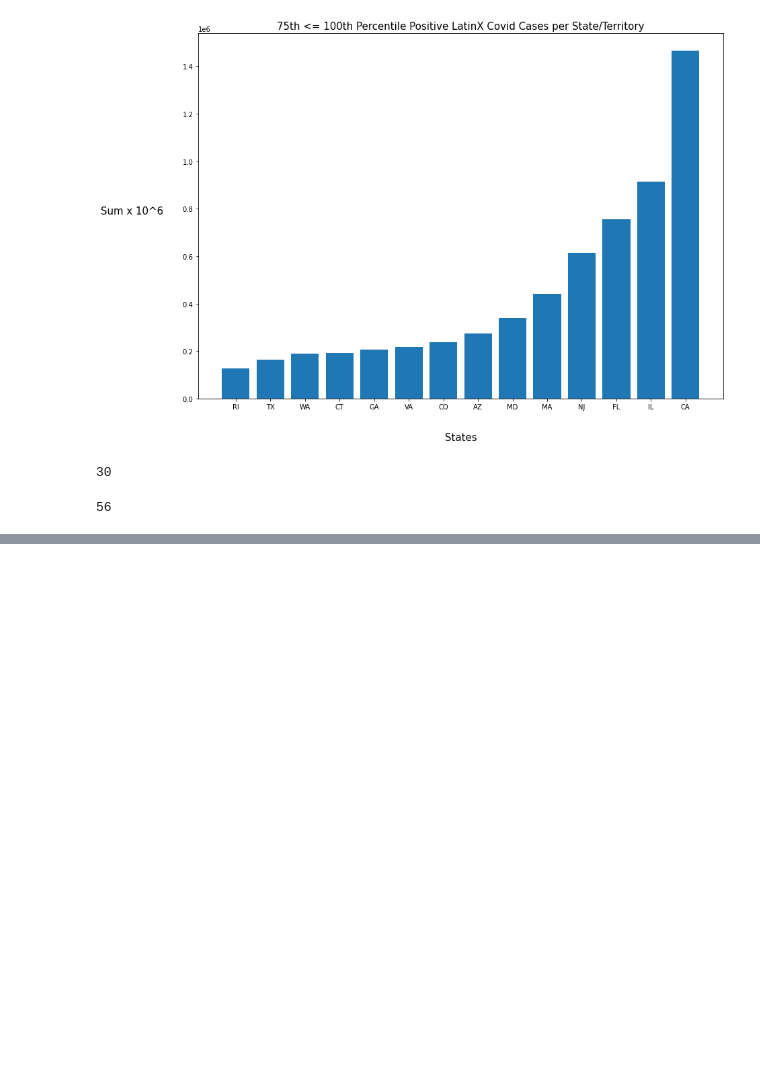
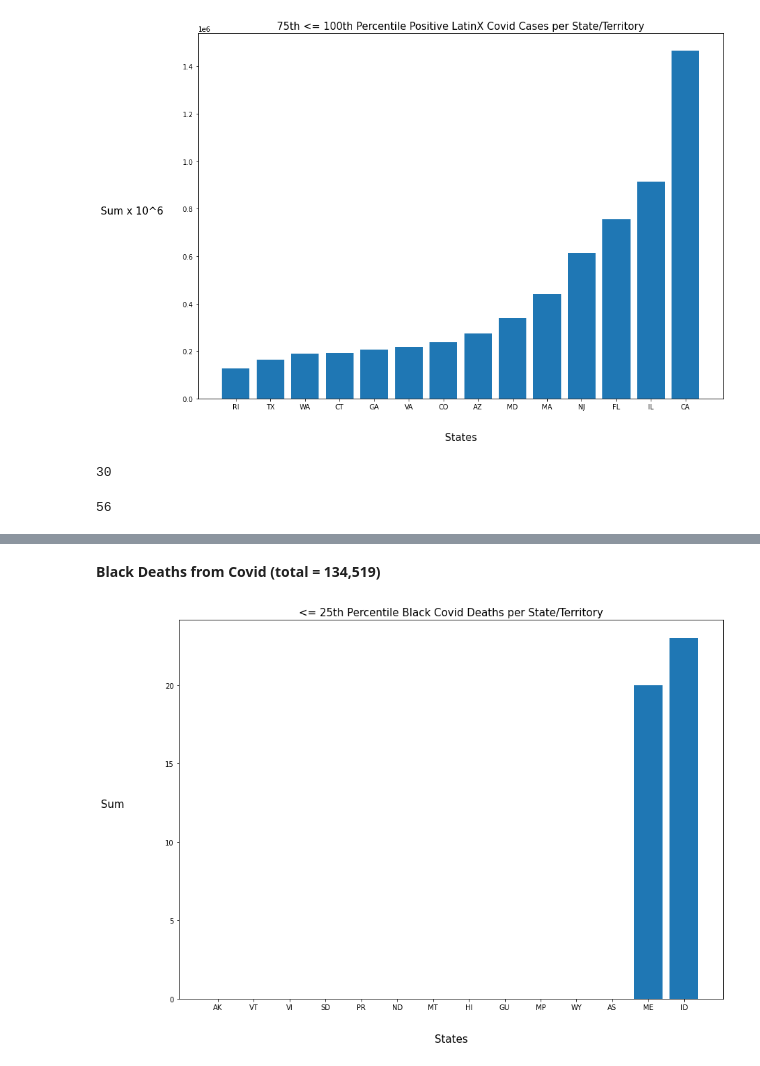
Before and after one commit to thespence7/Covid19-Statistical-Analysis, a Jupyter notebook: covid_tracker/Capstone1_import_data.ipynb, the cells around one changed output, grey strips where cells are left out. Cells and saved outputs as stored; diff of their text form; code cells hidden in the pictures; blank space fills up the shorter version.

```diff
--- a/covid_tracker/Capstone1_import_data.ipynb
+++ b/covid_tracker/Capstone1_import_data.ipynb
@@ -270,0 +332,11 @@ len(df_raceBl_25) + len(df_raceBl_50) + len(df_raceBl_75) + len(df_raceBl_100)
+# %% [markdown]
+**Black Deaths from Covid (total = 134,519)**
+# %%
+fig, ax = plt.subplots(figsize=(14,10))
+ax.bar(x = df_Black_Deaths_25.index, height=df_Black_Deaths_25['Deaths_Black'])
+ax.set_title('<= 25th Percentile Black Covid Deaths per State/Territory', fontsize=15)
+ax.set_xlabel('States', fontsize=15, labelpad=33)
+ax.set_ylabel('Sum', rotation=0, labelpad=75, fontsize=15)
+plt.show()
+# %% [output]
+[figure, added]
```
Also changed, not shown: parts of 45 cells of this notebook.
